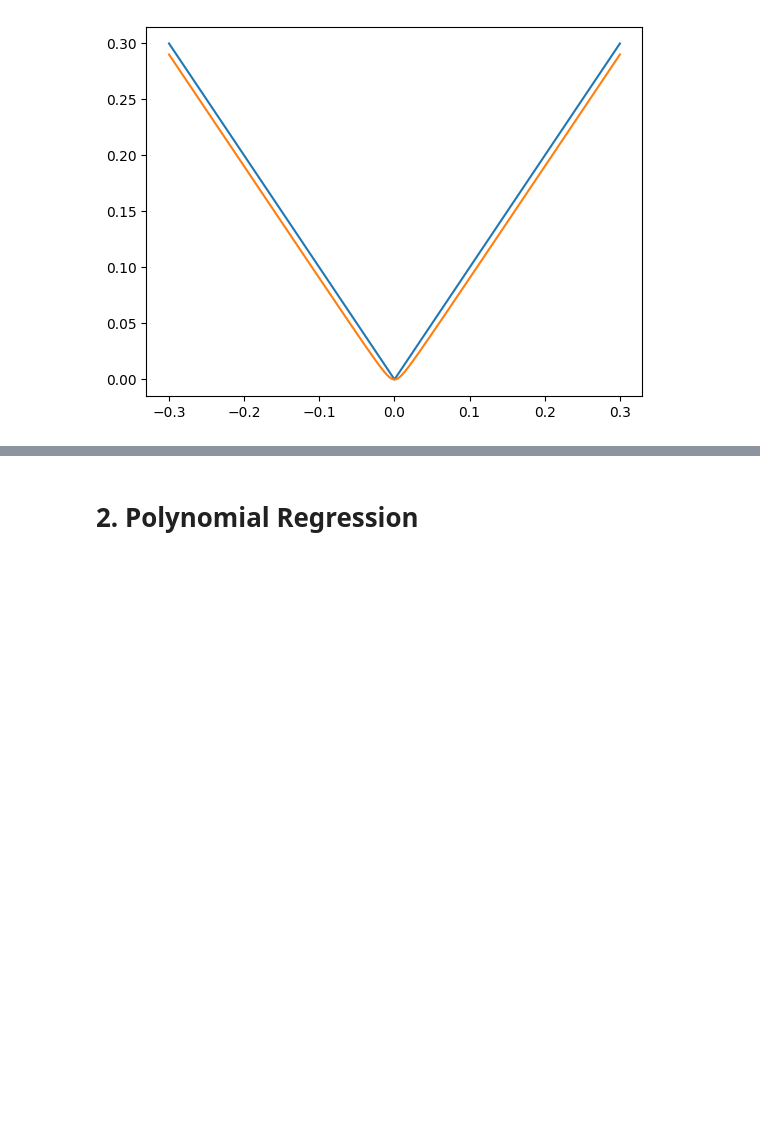
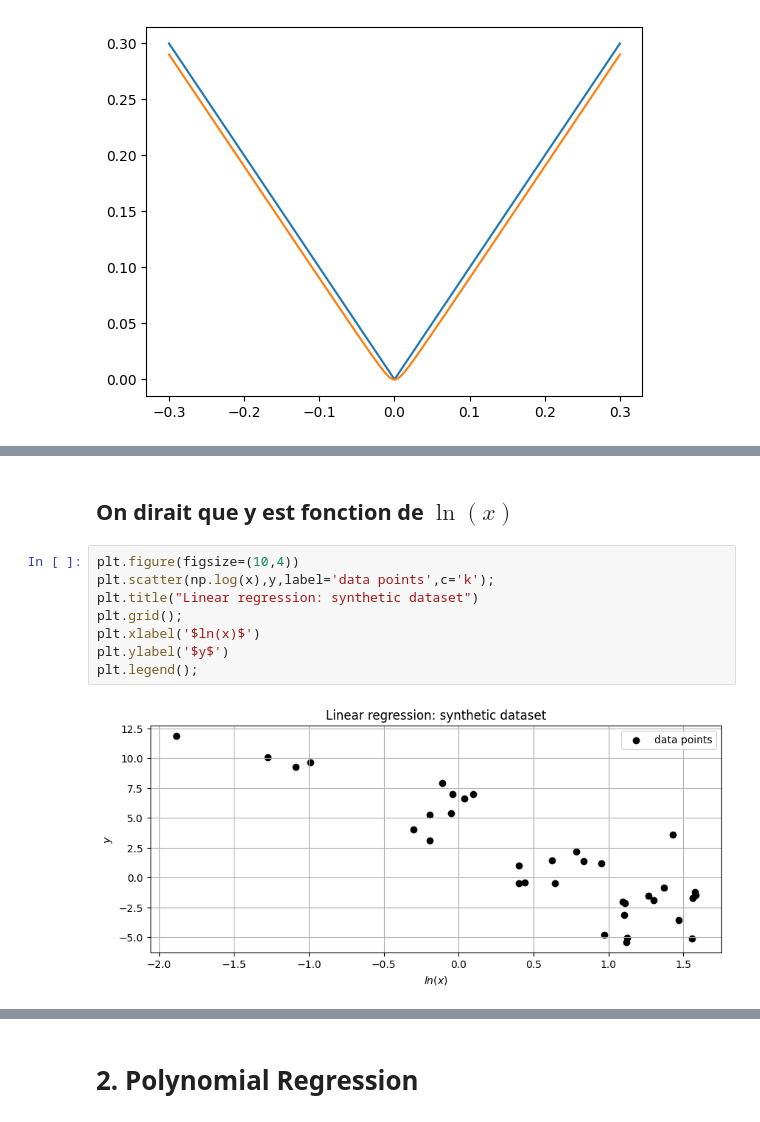
Before and after one commit to antoineperrot/cesi-maths, a Jupyter notebook: ets/regression_lineaire/notebook_linear_regression.ipynb, the cells around one changed output, grey strips where cells are left out. Saved outputs shown, nothing was run; the diff lists cells and outputs as text; blank space fills up the shorter version.

```diff
--- a/ets/regression_lineaire/notebook_linear_regression.ipynb
+++ b/ets/regression_lineaire/notebook_linear_regression.ipynb
@@ -132,0 +164,12 @@ plt.plot(xx, pseudo_sqrt(xx))
+# %% [markdown]
+## On dirait que y est fonction de $\ln(x)$
+# %%
+plt.figure(figsize=(10,4))
+plt.scatter(np.log(x),y,label='data points',c='k');
+plt.title("Linear regression: synthetic dataset")
+plt.grid();
+plt.xlabel('$ln(x)$')
+plt.ylabel('$y$')
+plt.legend();
+# %% [output]
+[figure, added]
```
Also changed, not shown: parts of 10 cells of this notebook.
